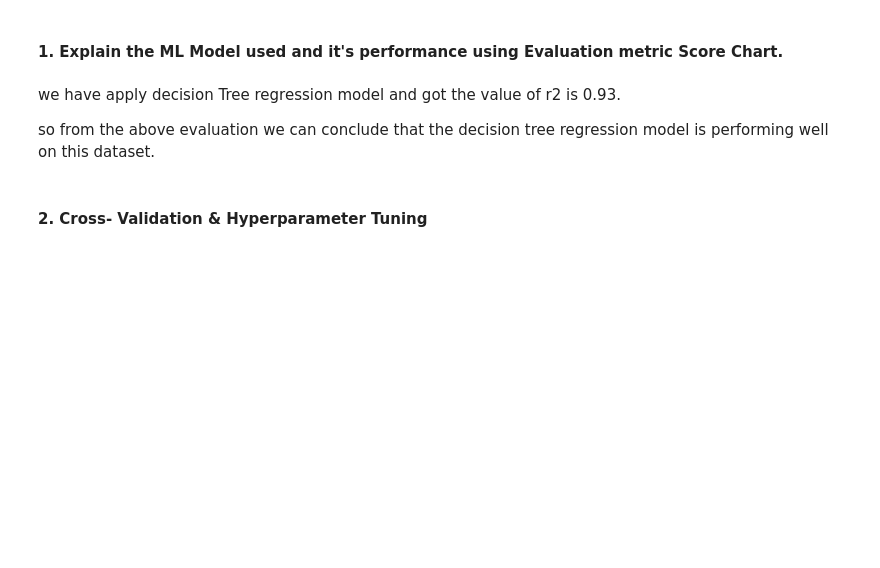
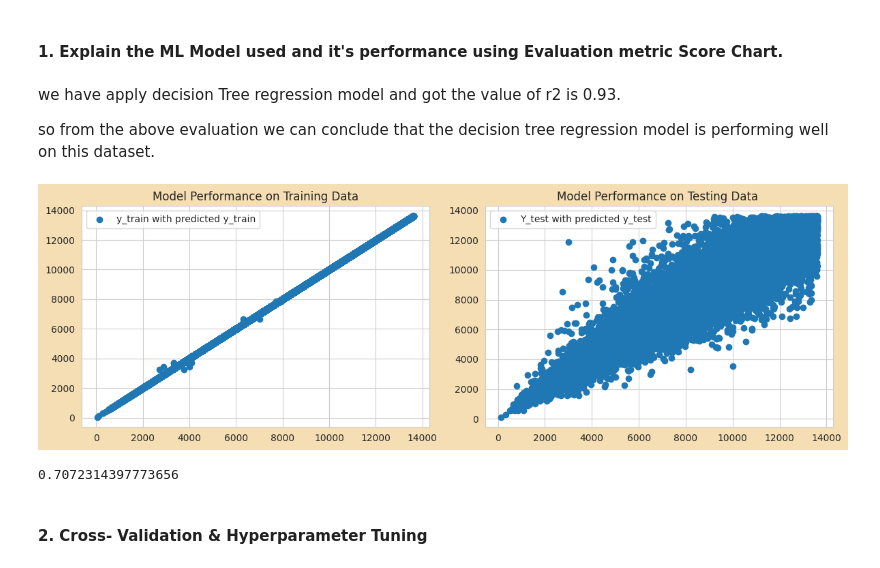
Before and after one commit to hmarathe420/Retail_Sales_Prediction, a Jupyter notebook: Retail_Sales_Prediction.ipynb, the cells around one changed output. Drawn from its saved outputs; the diff is of its cells as text; code cells hidden in the pictures; blank space fills up the shorter version.

```diff
--- a/Retail_Sales_Prediction.ipynb
+++ b/Retail_Sales_Prediction.ipynb
@@ -1477,8 +1487,0 @@ plt.show()
-# %%
-# visualizing the scatter plot of y_test with scatter plot
-plt.figure(facecolor ='gray')
-plt.rcParams['figure.autolayout'] == True
-plt.scatter(y_test,test_pred, color = 'green', label = 'y_test with predicted_y_test')
-plt.title('Model Performance on Unseen Data')
-plt.legend()
-plt.show()
@@ -1546,8 +1547,8 @@ DT_model.fit(x_train,y_train)
 DecisionTreeRegressor()
 # %%
 # defining the two variables for storing both test and train prediction value.
-test_pred = DT_model.predict(x_test)
-train_pred = DT_model.predict(x_train)
+test_pred_d = DT_model.predict(x_test)
+train_pred_d = DT_model.predict(x_train)
 # %%
 # test model on train data set
 print('Train set evaluation:\n_____________________________________')
@@ -1583,3 +1582,28 @@ so from the above evaluation we can conclude that the decision tree regression m
+# %%
+# Visualizing evaluation Metric Score chart
+
+# ploting scatter plot for checking performance of model on the training data
+plt.figure(figsize =(12,4), facecolor = 'wheat')
+plt.subplot(1,2,1)
+accuracy = metrics.r2_score(y_train,train_pred)
+plt.title('Model Performance on Training Data')
+plt.scatter(y_train,train_pred_d, label = 'y_train with predicted y_train')
+plt.legend()
+plt.plot()
+
+# ploting scatter plot for checking performance of model on the testing data
+plt.subplot(1,2,2)
+plt.title('Model Performance on Testing Data ')
+plt.scatter(y_test,test_pred_d, label = 'Y_test with predicted y_test')
+plt.legend()
+plt.plot()
+plt.show()
+# %% [output]
+[figure, added]
+# %%
+accuracy = metrics.r2_score(y_train,train_pred)
+# %% [output]
+0.7072314397773656
 # %% [markdown]
 #### 2. Cross- Validation & Hyperparameter Tuning
 # %%
```
Also changed, not shown: parts of 23 cells of this notebook.
